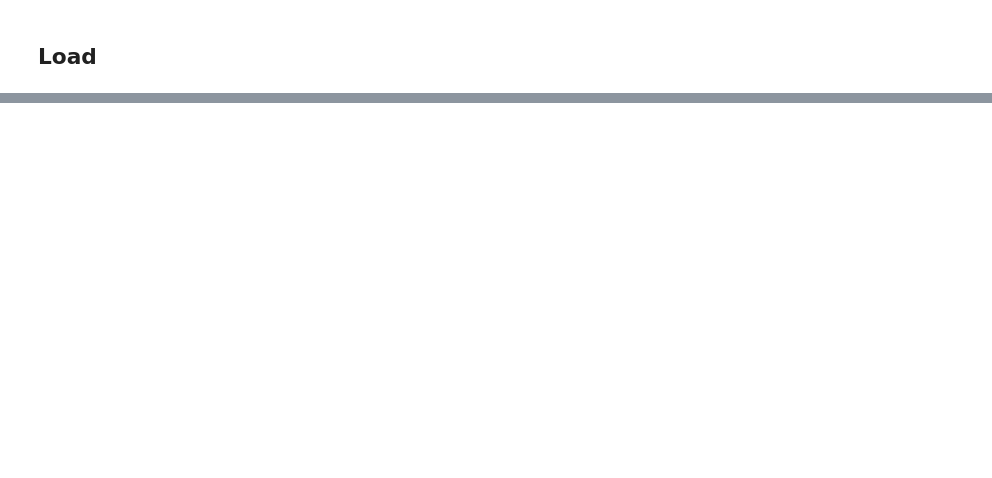
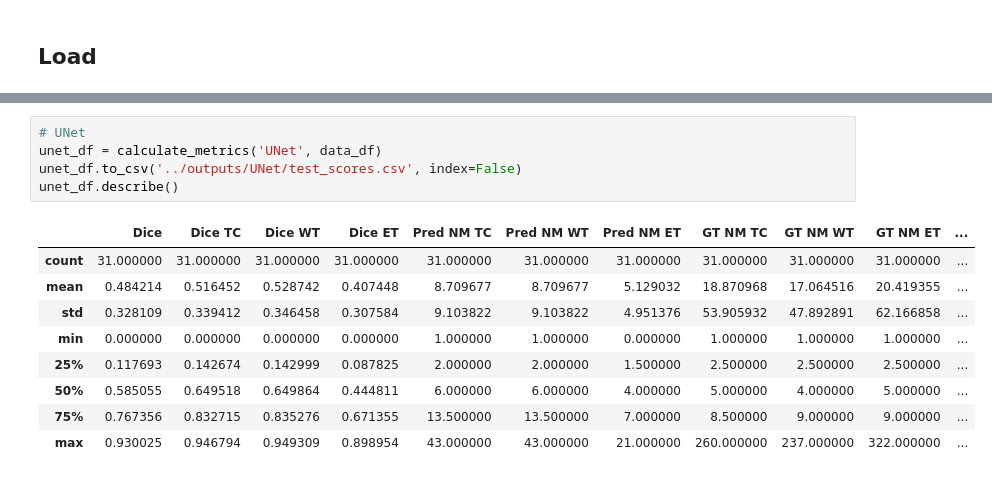
Before and after one commit to NachoGV/Semantic-Segmentation-of-Brain-Metastases-in-MRI-Scans, a Jupyter notebook: utils/results_generator.ipynb, the cells around one changed output, grey strips where cells are left out. Saved outputs shown, nothing was run; the diff lists cells and outputs as text; blank space fills up the shorter version.

```diff
--- a/utils/results_generator.ipynb
+++ b/utils/results_generator.ipynb
@@ -190,0 +91,15 @@ UNetR_scores.describe()
+# %%
+# UNet
+unet_df = calculate_metrics('UNet', data_df)
+unet_df.to_csv('../outputs/UNet/test_scores.csv', index=False)
+unet_df.describe()
+# %% [output]
+|  | Dice | Dice TC | Dice WT | Dice ET | Pred NM TC | Pred NM WT | Pred NM ET | GT NM TC | GT NM WT | GT NM ET | ... |
+| count | 31.000000 | 31.000000 | 31.000000 | 31.000000 | 31.000000 | 31.000000 | 31.000000 | 31.000000 | 31.000000 | 31.000000 | ... |
+| mean | 0.484214 | 0.516452 | 0.528742 | 0.407448 | 8.709677 | 8.709677 | 5.129032 | 18.870968 | 17.064516 | 20.419355 | ... |
+| std | 0.328109 | 0.339412 | 0.346458 | 0.307584 | 9.103822 | 9.103822 | 4.951376 | 53.905932 | 47.892891 | 62.166858 | ... |
+| min | 0.000000 | 0.000000 | 0.000000 | 0.000000 | 1.000000 | 1.000000 | 0.000000 | 1.000000 | 1.000000 | 1.000000 | ... |
+| 25% | 0.117693 | 0.142674 | 0.142999 | 0.087825 | 2.000000 | 2.000000 | 1.500000 | 2.500000 | 2.500000 | 2.500000 | ... |
+| 50% | 0.585055 | 0.649518 | 0.649864 | 0.444811 | 6.000000 | 6.000000 | 4.000000 | 5.000000 | 4.000000 | 5.000000 | ... |
+| 75% | 0.767356 | 0.832715 | 0.835276 | 0.671355 | 13.500000 | 13.500000 | 7.000000 | 8.500000 | 9.000000 | 9.000000 | ... |
+| max | 0.930025 | 0.946794 | 0.949309 | 0.898954 | 43.000000 | 43.000000 | 21.000000 | 260.000000 | 237.000000 | 322.000000 | ... |
```
Also changed, not shown: parts of 22 cells of this notebook, 5 other files.
